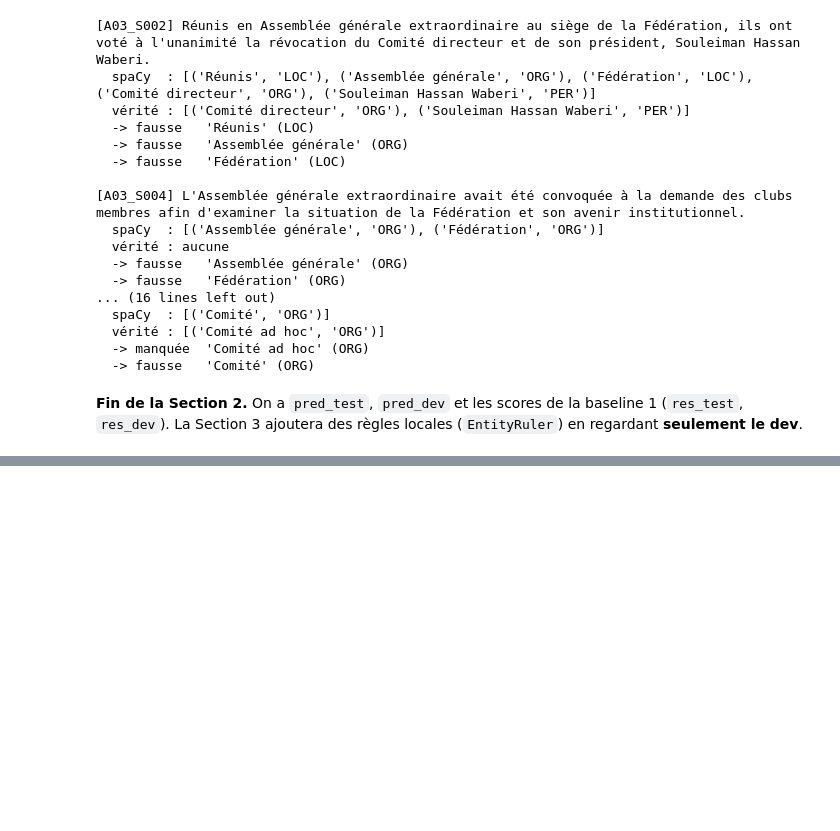
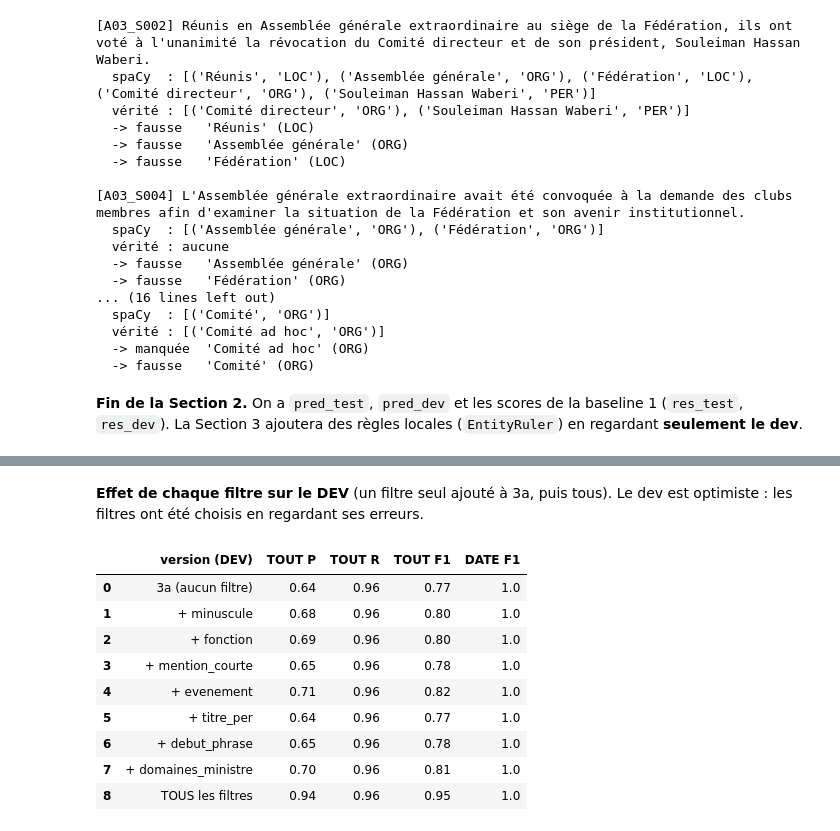
Before and after one commit to Mani26368/taln-ner-djibouti, a Jupyter notebook: notebooks/mako_ner_baseline.ipynb, the cells around one changed output, grey strips where cells are left out. Cells and saved outputs as stored; diff of their text form; code cells hidden in the pictures; blank space fills up the shorter version.

```diff
--- a/notebooks/mako_ner_baseline.ipynb
+++ b/notebooks/mako_ner_baseline.ipynb
@@ -342,0 +614,21 @@ for id_, texte, g, p in zip(ids_test, textes_test, gold_test_3, pred_test):
+# %% [markdown]
+**Effet de chaque filtre sur le DEV** (un filtre seul ajouté à 3a, puis tous). Le dev est optimiste : les filtres ont été choisis en regardant ses erreurs.
+# %%
+ablation_b = []
+for filtres in [None] + [[f] for f in R.FILTRES] + [list(R.FILTRES)]:
+    r3, rd = scores(gold_dev, predire_types(R.construire(groupes=list(R.GROUPES), filtres=filtres), textes_dev))
+    nom = "3a (aucun filtre)" if filtres is None else ("TOUS les filtres" if len(filtres) > 1 else "+ " + filtres[0])
+    ablation_b.append({"version (DEV)": nom, "TOUT P": r3["TOUT"][0], "TOUT R": r3["TOUT"][1],
+                       "TOUT F1": r3["TOUT"][2], "DATE F1": rd[2] if rd else 0.0})
+pd.DataFrame(ablation_b).round(2)
+# %% [output]
+|  | version (DEV) | TOUT P | TOUT R | TOUT F1 | DATE F1 |
+| 0 | 3a (aucun filtre) | 0.64 | 0.96 | 0.77 | 1.0 |
+| 1 | + minuscule | 0.68 | 0.96 | 0.80 | 1.0 |
+| 2 | + fonction | 0.69 | 0.96 | 0.80 | 1.0 |
+| 3 | + mention_courte | 0.65 | 0.96 | 0.78 | 1.0 |
+| 4 | + evenement | 0.71 | 0.96 | 0.82 | 1.0 |
+| 5 | + titre_per | 0.64 | 0.96 | 0.77 | 1.0 |
+| 6 | + debut_phrase | 0.65 | 0.96 | 0.78 | 1.0 |
+| 7 | + domaines_ministre | 0.70 | 0.96 | 0.81 | 1.0 |
+| 8 | TOUS les filtres | 0.94 | 0.96 | 0.95 | 1.0 |
```
Also changed, not shown: parts of 21 cells of this notebook, 1 other file.
